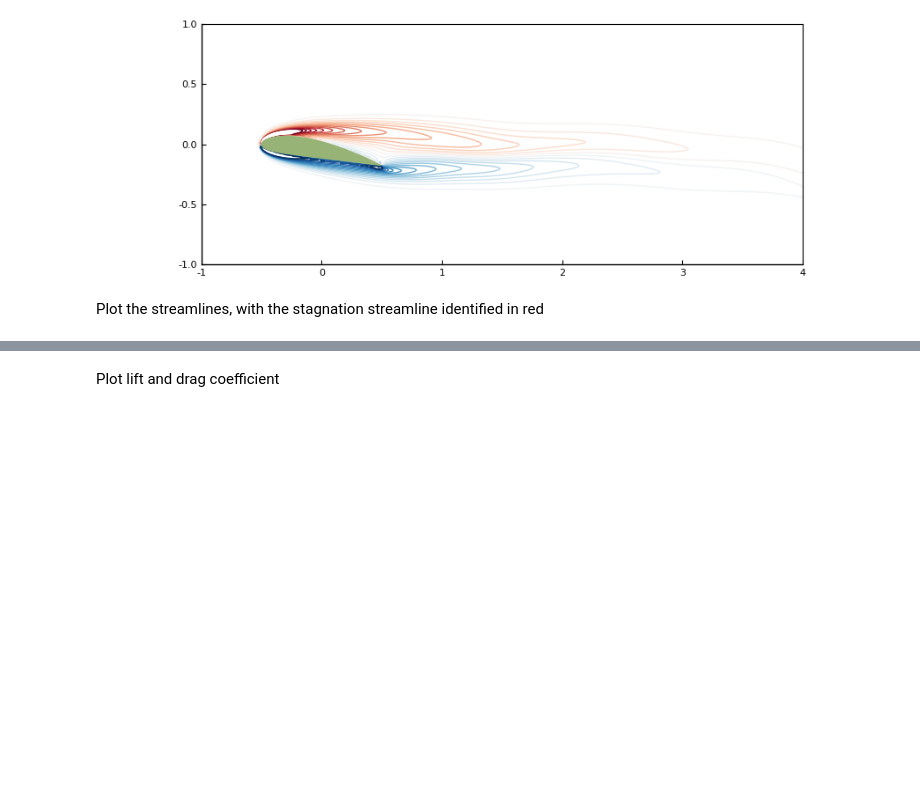
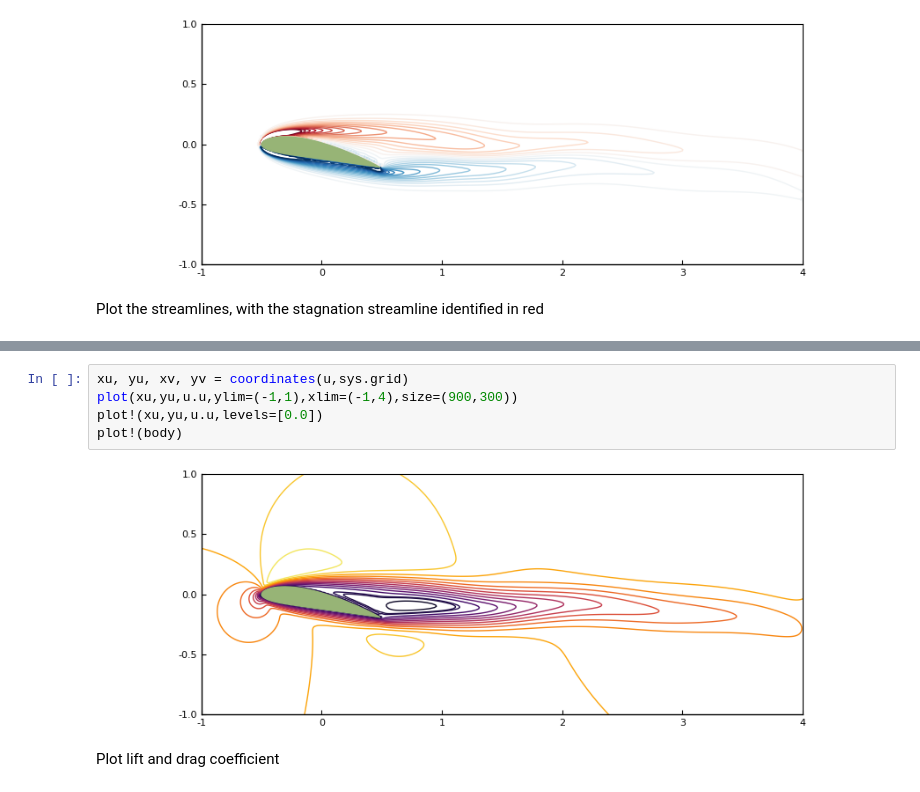
Before and after one commit to UCLAMAEThreads/MAE150A, a Jupyter notebook: 3.3-ViscousAirfoilFlow.ipynb, the cells around one changed output, grey strips where cells are left out. Saved outputs shown, nothing was run; the diff lists cells and outputs as text; blank space fills up the shorter version.

```diff
--- a/3.3-ViscousAirfoilFlow.ipynb
+++ b/3.3-ViscousAirfoilFlow.ipynb
@@ -171,3 +163,10 @@ plot!(body)
+# %%
+xu, yu, xv, yv = coordinates(u,sys.grid)
+plot(xu,yu,u.u,ylim=(-1,1),xlim=(-1,4),size=(900,300))
+plot!(xu,yu,u.u,levels=[0.0])
+plot!(body)
+# %% [output]
+[figure, added]
 # %% [markdown]
 Plot lift and drag coefficient
 # %%
```
Also changed, not shown: parts of 18 cells of this notebook, 2 other files.
